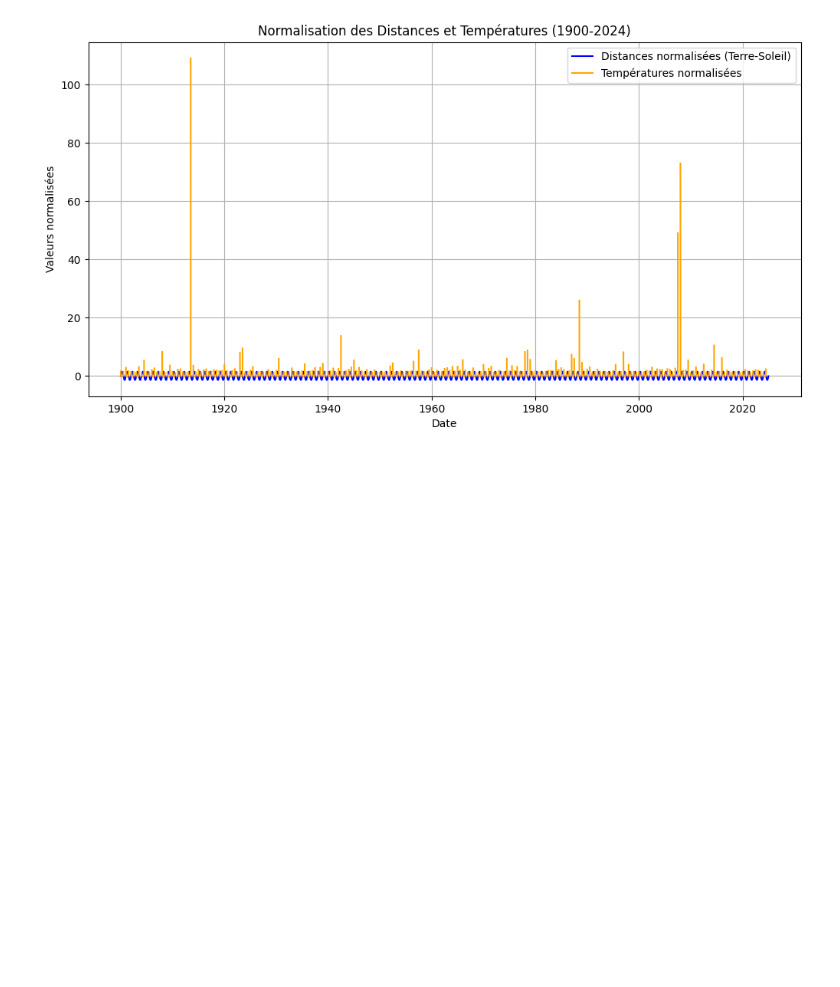
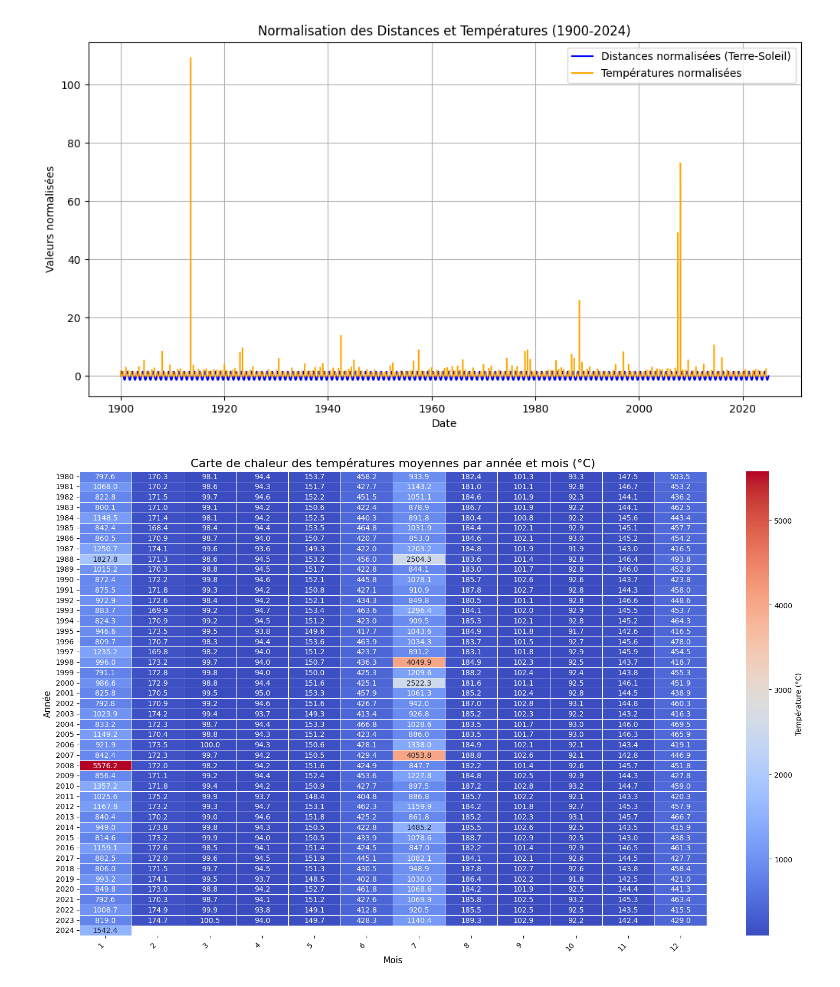
Before and after one commit to fullstackDonya/exoplanet-classification, a Jupyter notebook: terre_soleil.ipynb, the cells around one changed output. Cells and saved outputs as stored; diff of their text form; code cells hidden in the pictures; blank space fills up the shorter version.

```diff
--- a/terre_soleil.ipynb
+++ b/terre_soleil.ipynb
@@ -548,4 +548,44 @@ plt.grid(True)
 plt.show()
 # %% [output]
 [figure]
+# %%
+import requests
+import pandas as pd
+import io
+import matplotlib.pyplot as plt
+import numpy as np
+import seaborn as sns
+
+
+dff_distance = get_distance_data("1980-01-01", "2024-01-01")
+
+# Recalculate temperatures using dff_distance
+dff_distance["Distance_AU"] = dff_distance["Distance_km"] / 149_597_870.7
+dff_distance["Temperature_K"] = dff_distance["Distance_AU"].apply(compute_temperature)
+
+# Convert temperatures to degrees Celsius
+dff_distance["Temperature_C"] = dff_distance["Temperature_K"] - 273.15
+
+# Extract year and month
+dff_distance["Year"] = dff_distance["Date"].dt.year
+dff_distance["Month"] = dff_distance["Date"].dt.month
+
+# Calculate average temperatures in Celsius by year and month
+heatmap_data = dff_distance.groupby(["Year", "Month"])["Temperature_C"].mean().unstack()
+
+# Create heatmap with improved readability
+plt.figure(figsize=(16, 10))  # Increase figure size for better spacing
+sns.heatmap(heatmap_data, cmap="coolwarm", annot=True, fmt=".1f",
+            cbar_kws={'label': 'Température (°C)'},
+            linewidths=.5,  # Add lines between cells
+            annot_kws={"size": 10})  # Increase font size of annotations
+plt.title("Carte de chaleur des températures moyennes par année et mois (°C)", fontsize=16)  # Increase title font size
+plt.xlabel("Mois", fontsize=12)  # Increase x-axis label font size
+plt.ylabel("Année", fontsize=12)  # Increase y-axis label font size
+plt.xticks(rotation=45, ha='right')  # Rotate x-axis labels for better visibility
+plt.yticks(fontsize=10)  # Increase y-axis tick label font size
+plt.tight_layout()  # Adjust layout for better spacing
+plt.show()
+# %% [output]
+[figure, added]
 # %%
```
Also changed, not shown: parts of 3 cells of this notebook.
